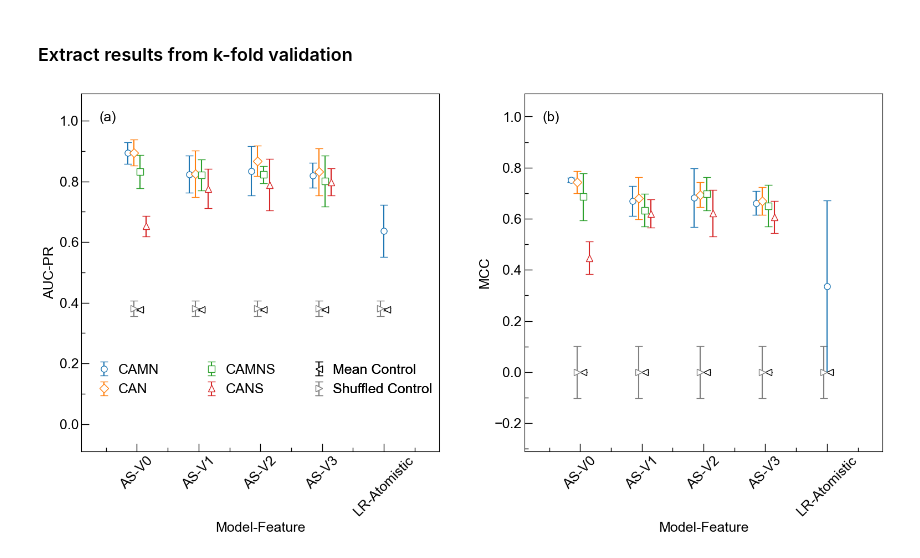
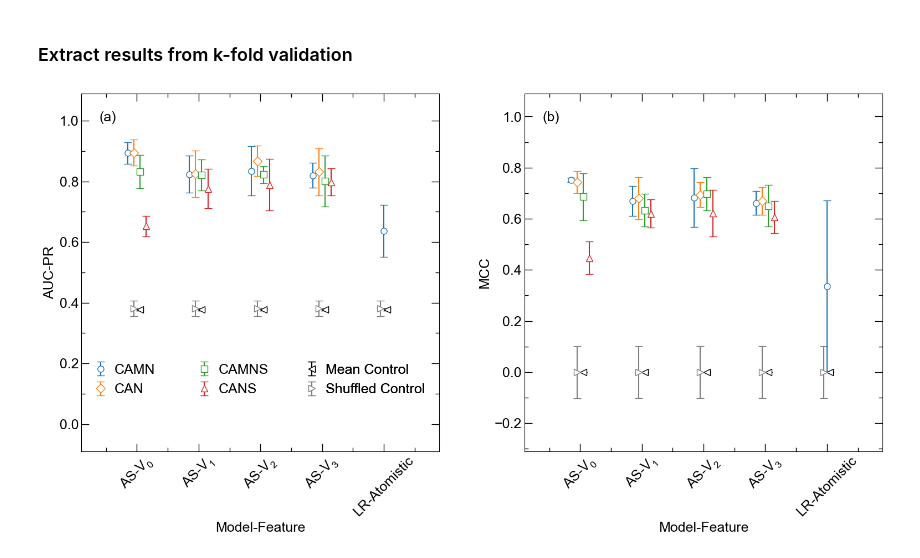
Before and after one commit to caltechlibrary/LiIonConductivityGraphs, a Jupyter notebook: notebooks/Step_6_KFold_Validation.ipynb, the cells around one changed output. Drawn from its saved outputs; the diff is of its cells as text; code cells hidden in the pictures.

Commit message:
Updated plotting code to create k-fold figure

```diff
--- a/notebooks/Step_6_KFold_Validation.ipynb
+++ b/notebooks/Step_6_KFold_Validation.ipynb
@@ -30,11 +22,11 @@ For more information see: https://github.com/tensorflow/addons/issues/2807
 # %% [markdown]
 ### Define paths for relevant directories
 # %%
-train_val_split_path = r".\data\ionic_conductivity_database_11022023_train_val_test_splits3\classification\kfold"
-feature_path = r".\data\graph_based_features_11022023_wo_duplicates.pkl"
-atomistic_feature_path = r".\data\atomistic_features_11022023.pkl"
-controls_path = r".\data\controls.json"
-kfold_results_path = r".\data\kfold_results.csv"
+train_val_split_path = r"..\data\ionic_conductivity_database_11022023_train_val_test_splits3\classification\kfold"
+feature_path = r"..\data\graph_based_features_11022023_wo_duplicates.pkl"
+atomistic_feature_path = r"..\data\atomistic_features_11022023.pkl"
+controls_path = r"..\data\controls.json"
+kfold_results_path = r"..\data\kfold_results.csv"
 # %% [markdown]
 ### Load features
 # %%
@@ -446,15 +438,19 @@ print(f"The average validation mcc is {avg_mcc_val} ({std_mcc_val}) across 5 fol
 # %% [markdown]
 ### Extract results from k-fold validation
 # %%
+plt.rcParams['font.family'] = 'Arial'
+params = {'mathtext.default': 'regular' }
+plt.rcParams.update(params)
+
 fig, (ax1, ax2) = plt.subplots(1, 2, figsize=(16, 8))
-plt.rcParams['font.family'] = 'Arial'
+plt.subplots_adjust(wspace=None, hspace=None)
 
 kfold_data = pd.read_csv(kfold_results_path)
 
 colors = ["tab:blue", "tab:orange", "tab:green", "tab:red", "black", "grey", "tab:purple"]
 markers = ['o', 'D', 's', '^', '<', '>', 'v']
 simplifications = ['CAMN', 'CAN', 'CAMNS', 'CANS']
-labels = ['AS-V0', 'AS-V1', 'AS-V2', 'AS-V3', 'LR-Atomistic']
+labels = [r'AS-V$_{0}$', r'AS-V$_{1}$', r'AS-V$_{2}$', r'AS-V$_{3}$', 'LR-Atomistic']
 
 # Set edge colors for all borders
 for ax in [ax1, ax2]:
@@ -530,8 +526,8 @@ ax1.errorbar(x_coords[-1],
 
 ax1.set_xticks(x_coords)
 ax1.set_xticklabels(labels, rotation=45, ha='center')
-ax1.tick_params(axis='both', which='major', direction='in', length=10, width=1, labelsize=18, colors='k')
-ax1.tick_params(axis='both', which='minor', direction='in', length=5, width=1, colors='k')
+ax1.tick_params(axis='both', which='major', direction='in', length=10, width=1, labelsize=18, colors='k', top=True, right=True)
+ax1.tick_params(axis='both', which='minor', direction='in', length=5, width=1, colors='k', top=True, right=True)
 ax1.minorticks_on()
 ax1.xaxis.set_minor_locator(ticker.AutoMinorLocator(2))
 ax1.yaxis.set_minor_locator(ticker.AutoMinorLocator(2))
@@ -548,9 +544,9 @@ group1_labels = [legend_labels[idx] for idx in order[:2]]
 group2_labels = [legend_labels[idx] for idx in order[2:4]]
 group3_labels = [legend_labels[idx] for idx in order[4:]]
 
-legend1 = ax1.legend(group1_handles, group1_labels, loc='center left', bbox_to_anchor=(-0.01, 0.2), fontsize=18, frameon=False, handletextpad=0.01)
-legend2 = ax1.legend(group2_handles, group2_labels, loc='center left', bbox_to_anchor=(0.29, 0.2), fontsize=18, frameon=False, handletextpad=0.01)
-legend3 = ax1.legend(group3_handles, group3_labels, loc='center left', bbox_to_anchor=(0.59, 0.2), fontsize=18, frameon=False, handletextpad=0.01)
+legend1 = ax1.legend(group1_handles, group1_labels, loc='center left', bbox_to_anchor=(-0.02, 0.2), fontsize=18, frameon=False, handletextpad=0.01)
+legend2 = ax1.legend(group2_handles, group2_labels, loc='center left', bbox_to_anchor=(0.27, 0.2), fontsize=18, frameon=False, handletextpad=0.01)
+legend3 = ax1.legend(group3_handles, group3_labels, loc='center left', bbox_to_anchor=(0.57, 0.2), fontsize=18, frameon=False, handletextpad=0.01)
 
 ax1.add_artist(legend1)
 ax1.add_artist(legend2)
@@ -606,34 +602,34 @@ ax2.errorbar(x=x_coords-0.05,
              fmt=markers[5],
              color='gray',
              markersize=8,
              markerfacecolor='w',
              capsize=5,
              label='Shuffled Control')
 
 lr_atomistic_avg = kfold_data[kfold_data['model_feature'] == 'LR-Atomistic']['mcc'].values[0]
 lr_atomistic_std = kfold_data[kfold_data['model_feature'] == 'LR-Atomistic']['mcc'].values[0]
 
 ax2.errorbar(x_coords[-1],
         lr_atomistic_avg,
         yerr=lr_atomistic_std,
         marker=markers[0],
         linestyle='',
         color=colors[0],
         markersize=8,
         markerfacecolor='w',
         capsize=5,
         label='')
 
 ax2.set_xticks(x_coords)
 ax2.set_xticklabels(labels, rotation=45, ha='center')
-ax2.tick_params(axis='both', which='major', direction='in', length=10, width=1, labelsize=18, colors='k')
-ax2.tick_params(axis='both', which='minor', direction='in', length=5, width=1, colors='k')
+ax2.tick_params(axis='both', which='major', direction='in', length=10, width=1, labelsize=18, colors='k', top=True, right=True)
+ax2.tick_params(axis='both', which='minor', direction='in', length=5, width=1, colors='k', top=True, right=True)
 ax2.minorticks_on()
 ax2.xaxis.set_minor_locator(ticker.AutoMinorLocator(2))
 ax2.yaxis.set_minor_locator(ticker.AutoMinorLocator(2))
 
 plt.tight_layout()
-plt.savefig('kfold.png', dpi=1200,  bbox_inches='tight')
+plt.savefig('../figures/kfold.png', dpi=450,  bbox_inches='tight')
 plt.show()
 # %% [output]
-[figure, old version]
+[figure, new version]
```
Also changed, not shown: parts of 1 cell of this notebook.
